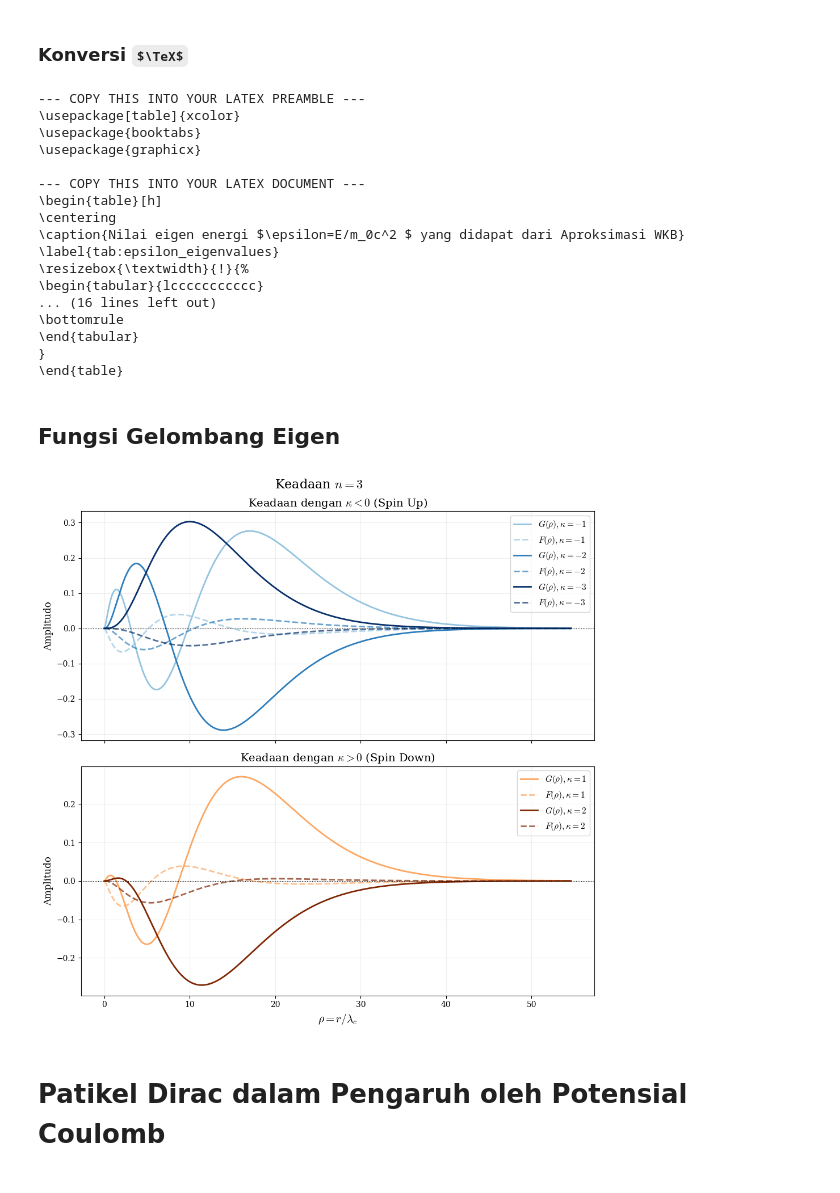
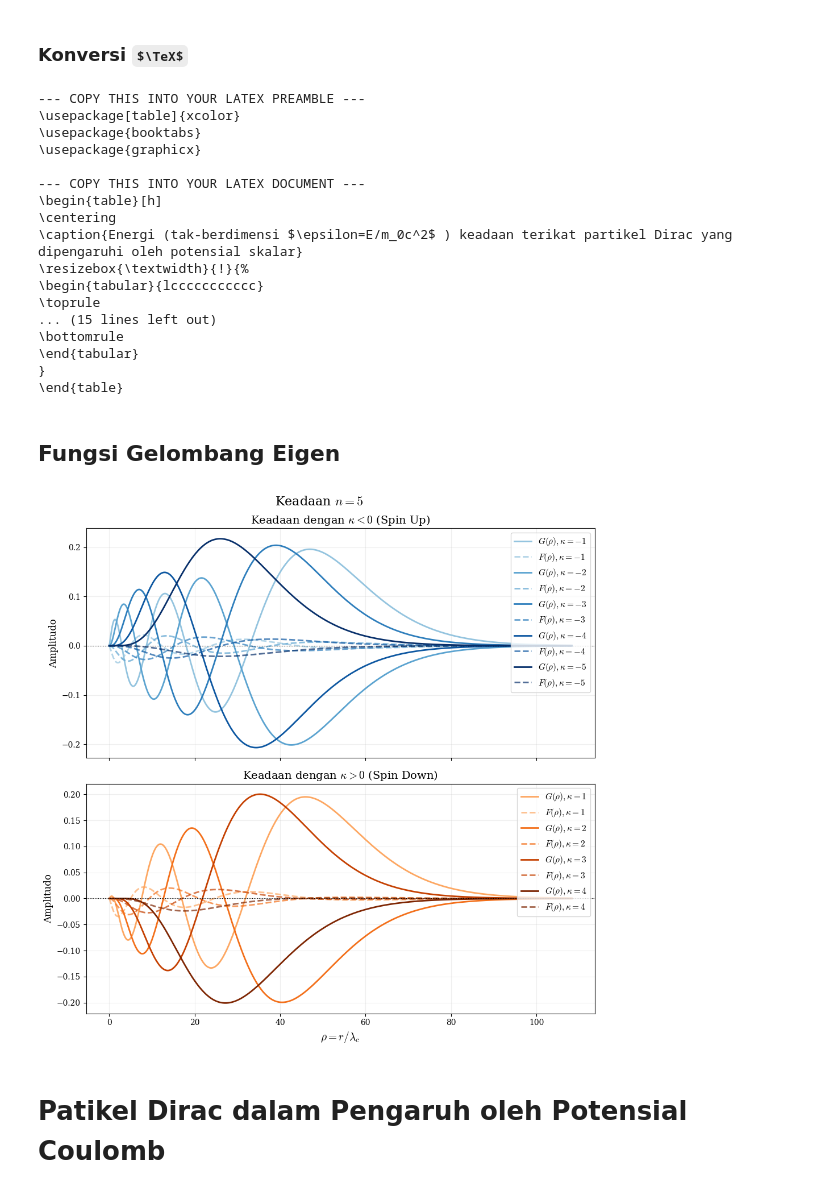
Before and after one commit to oszavla/Dirac-Schwarz, a Jupyter notebook: Persamaan_Dirac_dalam_Ruangwaktu_Datar.ipynb, the cells around one changed output. Drawn from its saved outputs; the diff is of its cells as text; code cells hidden in the pictures; some formulas as TeX source.

```diff
--- a/Persamaan_Dirac_dalam_Ruangwaktu_Datar.ipynb
+++ b/Persamaan_Dirac_dalam_Ruangwaktu_Datar.ipynb
@@ -33,7 +33,7 @@ for k in kappas:
     epsilon_data[k] = []
     for n_r in N_r_values:
     # --- PHYSICAL SELECTION RULES ---
-      if n_r > abs(k):
+      if n_r >= abs(k):
           # Rule 1: Cannot have negative radial nodes (n >= |k|)
           epsilon = np.nan
       elif n_r == 0 and k > 0:
@@ -159,8 +280,7 @@ latex_table_content = styler.to_latex(
 # Custom Header to match requested format exactly
 header = r"""\begin{table}[h]
 \centering
-\caption{Nilai eigen energi $\epsilon=E/m_0c^2 $ yang didapat dari Aproksimasi WKB}
-\label{tab:epsilon_eigenvalues}
+\caption{Energi (tak-berdimensi $\epsilon=E/m_0c^2$ ) keadaan terikat partikel Dirac yang dipengaruhi oleh potensial skalar}
 \resizebox{\textwidth}{!}{%
 """
 
@@ -202,11 +322,11 @@ print(header + final_table + footer)
 --- COPY THIS INTO YOUR LATEX DOCUMENT ---
 \begin{table}[h]
 \centering
-\caption{Nilai eigen energi $\epsilon=E/m_0c^2 $ yang didapat dari Aproksimasi WKB}
-\label{tab:epsilon_eigenvalues}
+\caption{Energi (tak-berdimensi $\epsilon=E/m_0c^2$ ) keadaan terikat partikel Dirac yang dipengaruhi oleh potensial skalar}
 \resizebox{\textwidth}{!}{%
 \begin{tabular}{lccccccccccc}
-... (16 lines left out)
+\toprule
+... (15 lines left out)
 \bottomrule
 \end{tabular}
 }
@@ -225,7 +345,7 @@ plt.rcParams['font.family'] = 'DejaVu Serif'
 plt.rcParams['mathtext.fontset'] = 'cm'
 
 # Set to 3 to clearly see multiple positive and negative kappa states
-n_val = 3
+n_val = 5
 kappas = [-10, -5, -4, -3, -2, -1, 1, 2, 3, 4, 5, 10]
 
 alpha = 1 / 137.035999 # fine structure
@@ -340,34 +460,34 @@ for i, kappa in enumerate(kappas_neg):
     ax1.plot(rho, psi_f, color=colors_neg[i], linewidth=2.0, linestyle='--', alpha=0.7, label=rf'$F(\rho), \kappa={kappa}$')
 
 ax1.set_title(r'Keadaan dengan $\kappa < 0$ (Spin Up)', fontsize=14)
 ax1.set_ylabel(r'Amplitudo', fontsize=12)
 ax1.axhline(0, color='black', linewidth=0.8, linestyle=':')
 ax1.grid(alpha=0.2)
 if kappas_neg:
     ax1.legend(loc='upper right', fontsize=11, frameon=True)
 
 # Bottom Plot: Positive Kappa
 if not kappas_pos:
     ax2.text(0.5, 0.5, rf'Tidak ada keadaan $\kappa$ yang valid untuk $n = {n_val}$',
              ha='center', va='center', transform=ax2.transAxes, fontsize=12, style='italic')
 else:
     for i, kappa in enumerate(kappas_pos):
         psi_g = G(n_val, kappa, rho)
         psi_f = F(n_val, kappa, rho)
         ax2.plot(rho, psi_g, color=colors_pos[i], linewidth=2.0, linestyle='-', label=rf'$G(\rho), \kappa={kappa}$')
         ax2.plot(rho, psi_f, color=colors_pos[i], linewidth=2.0, linestyle='--', alpha=0.7, label=rf'$F(\rho), \kappa={kappa}$')
     ax2.legend(loc='upper right', fontsize=11, frameon=True)
 
 ax2.set_title(r'Keadaan dengan $\kappa > 0$ (Spin Down)', fontsize=14)
 ax2.set_xlabel(r'$\rho = r/\lambda_c$', fontsize=14)
 ax2.set_ylabel(r'Amplitudo', fontsize=12)
 ax2.axhline(0, color='black', linewidth=0.8, linestyle=':')
 ax2.grid(alpha=0.2)
 
 plt.tight_layout()
 plt.show()
 # %% [output]
-[figure, old version]
+[figure, new version]
 # %% [markdown]
 # Patikel Dirac dalam Pengaruh oleh **Potensial Coulomb**
 # %% [markdown]
```
Also changed, not shown: parts of 9 cells of this notebook.
